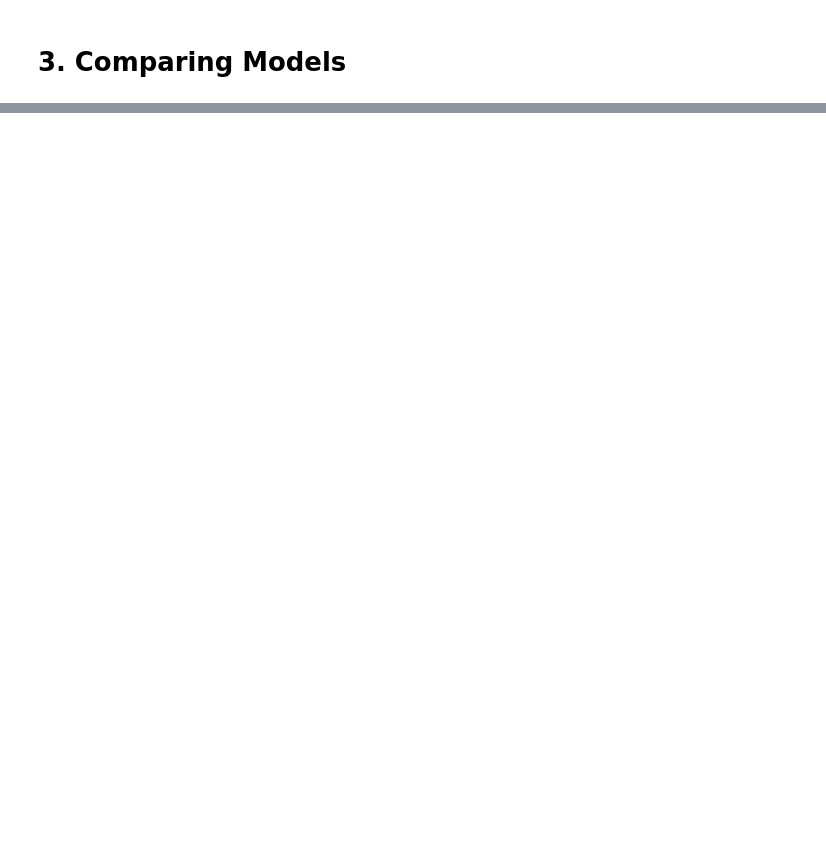
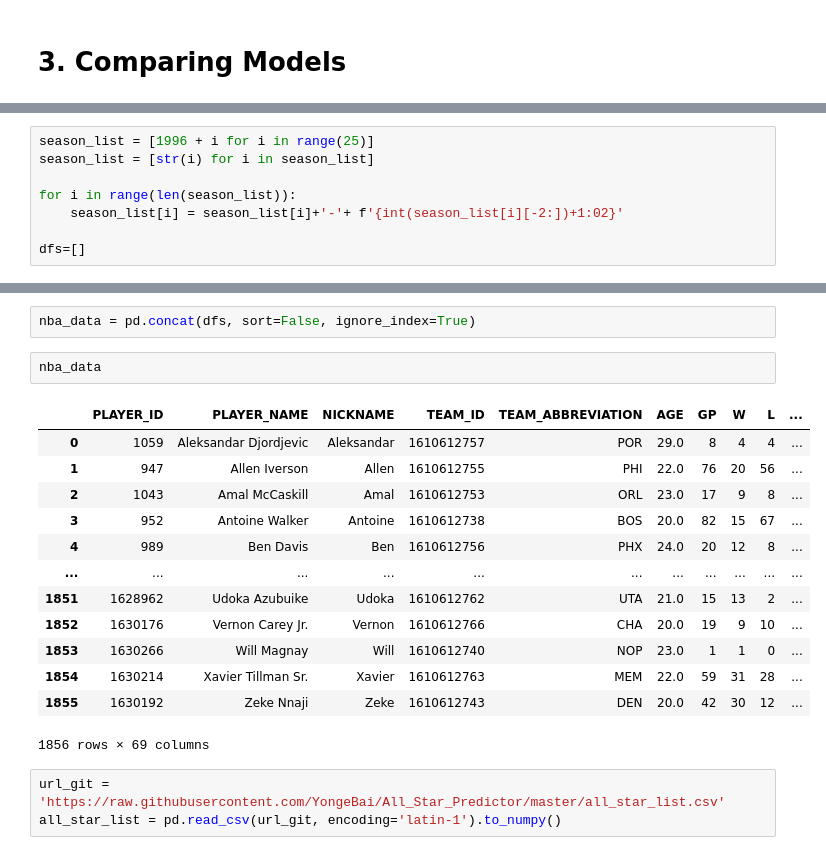
Before and after one commit to YongeBai/All_Star_Predictor, a Jupyter notebook: all_star2.ipynb, the cells around one changed output, grey strips where cells are left out. Saved outputs shown, nothing was run; the diff lists cells and outputs as text; blank space fills up the shorter version.

```diff
--- a/all_star2.ipynb
+++ b/all_star2.ipynb
@@ -982,0 +1175,8 @@ print(confusion_matrix(y_test, y_pred_mlp), '\n')
+# %%
+season_list = [1996 + i for i in range(25)]
+season_list = [str(i) for i in season_list]
+
+for i in range(len(season_list)):
+    season_list[i] = season_list[i]+'-'+ f'{int(season_list[i][-2:])+1:02}'
+
+dfs=[]
@@ -982,0 +1204,21 @@ print(confusion_matrix(y_test, y_pred_mlp), '\n')
+# %%
+nba_data = pd.concat(dfs, sort=False, ignore_index=True)
+# %%
+nba_data
+# %% [output]
+|  | PLAYER_ID | PLAYER_NAME | NICKNAME | TEAM_ID | TEAM_ABBREVIATION | AGE | GP | W | L | ... |
+| 0 | 1059 | Aleksandar Djordjevic | Aleksandar | 1610612757 | POR | 29.0 | 8 | 4 | 4 | ... |
+| 1 | 947 | Allen Iverson | Allen | 1610612755 | PHI | 22.0 | 76 | 20 | 56 | ... |
+| 2 | 1043 | Amal McCaskill | Amal | 1610612753 | ORL | 23.0 | 17 | 9 | 8 | ... |
+| 3 | 952 | Antoine Walker | Antoine | 1610612738 | BOS | 20.0 | 82 | 15 | 67 | ... |
+| 4 | 989 | Ben Davis | Ben | 1610612756 | PHX | 24.0 | 20 | 12 | 8 | ... |
+| ... | ... | ... | ... | ... | ... | ... | ... | ... | ... | ... |
+| 1851 | 1628962 | Udoka Azubuike | Udoka | 1610612762 | UTA | 21.0 | 15 | 13 | 2 | ... |
+| 1852 | 1630176 | Vernon Carey Jr. | Vernon | 1610612766 | CHA | 20.0 | 19 | 9 | 10 | ... |
+| 1853 | 1630266 | Will Magnay | Will | 1610612740 | NOP | 23.0 | 1 | 1 | 0 | ... |
+| 1854 | 1630214 | Xavier Tillman Sr. | Xavier | 1610612763 | MEM | 22.0 | 59 | 31 | 28 | ... |
+| 1855 | 1630192 | Zeke Nnaji | Zeke | 1610612743 | DEN | 20.0 | 42 | 30 | 12 | ... |
+1856 rows × 69 columns
+# %%
+url_git = 'https://raw.githubusercontent.com/YongeBai/All_Star_Predictor/master/all_star_list.csv'
+all_star_list = pd.read_csv(url_git, encoding='latin-1').to_numpy()
```
Also changed, not shown: parts of 46 cells of this notebook.
